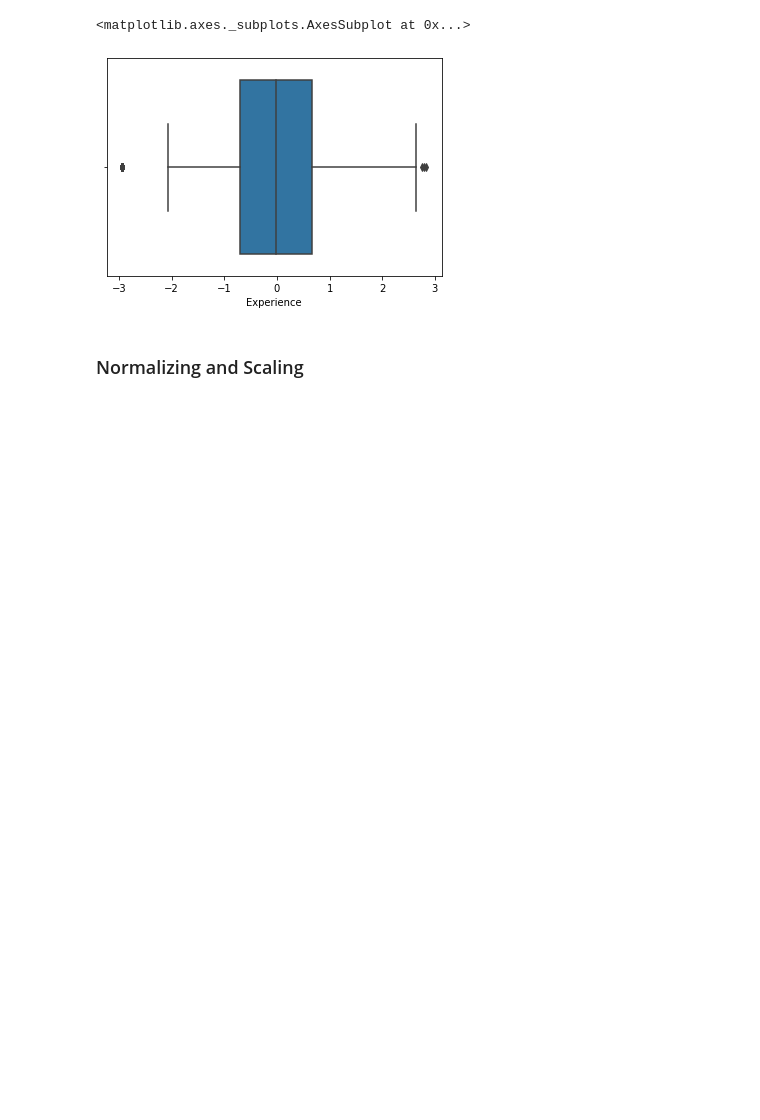
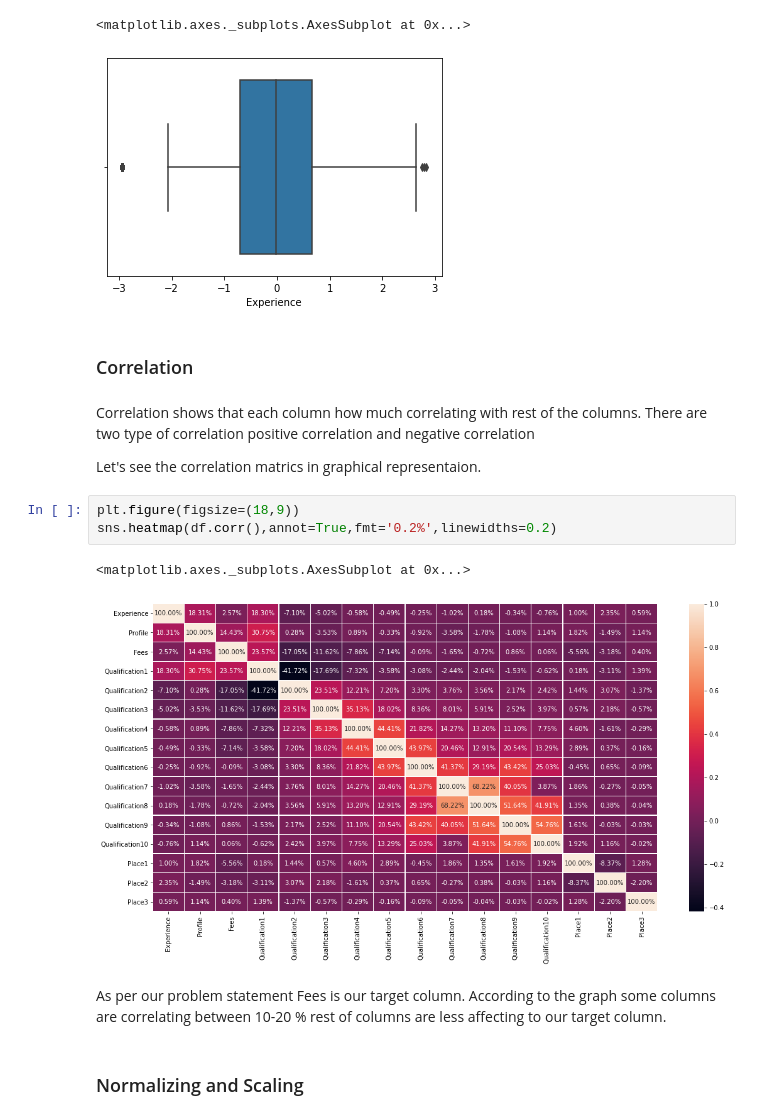
Before and after one commit to p18888/My-MachineLearning-Blogs, a Jupyter notebook: BLOG 1.ipynb, the cells around one changed output. Saved outputs shown, nothing was run; the diff lists cells and outputs as text; blank space fills up the shorter version.

```diff
--- a/BLOG 1.ipynb
+++ b/BLOG 1.ipynb
@@ -392,6 +392,21 @@ sns.boxplot(df['Experience'])
 # %% [output]
 <matplotlib.axes._subplots.AxesSubplot at 0x...>
 [figure]
+# %% [markdown]
+### Correlation
+# %% [markdown]
+Correlation shows that each column how much correlating with rest of the columns.
+There are two type of correlation positive correlation and negative correlation
+
+Let's see the correlation matrics in graphical representaion.
+# %%
+plt.figure(figsize=(18,9))
+sns.heatmap(df.corr(),annot=True,fmt='0.2%',linewidths=0.2)
+# %% [output]
+<matplotlib.axes._subplots.AxesSubplot at 0x...>
+[figure, added]
+# %% [markdown]
+As per our problem statement Fees is our target column. According to the graph some columns are correlating between 10-20 % rest of columns are less affecting to our target column.
 # %% [markdown]
 ### Normalizing and Scaling
 # %% [markdown]
```
Also changed, not shown: parts of 18 cells of this notebook.
